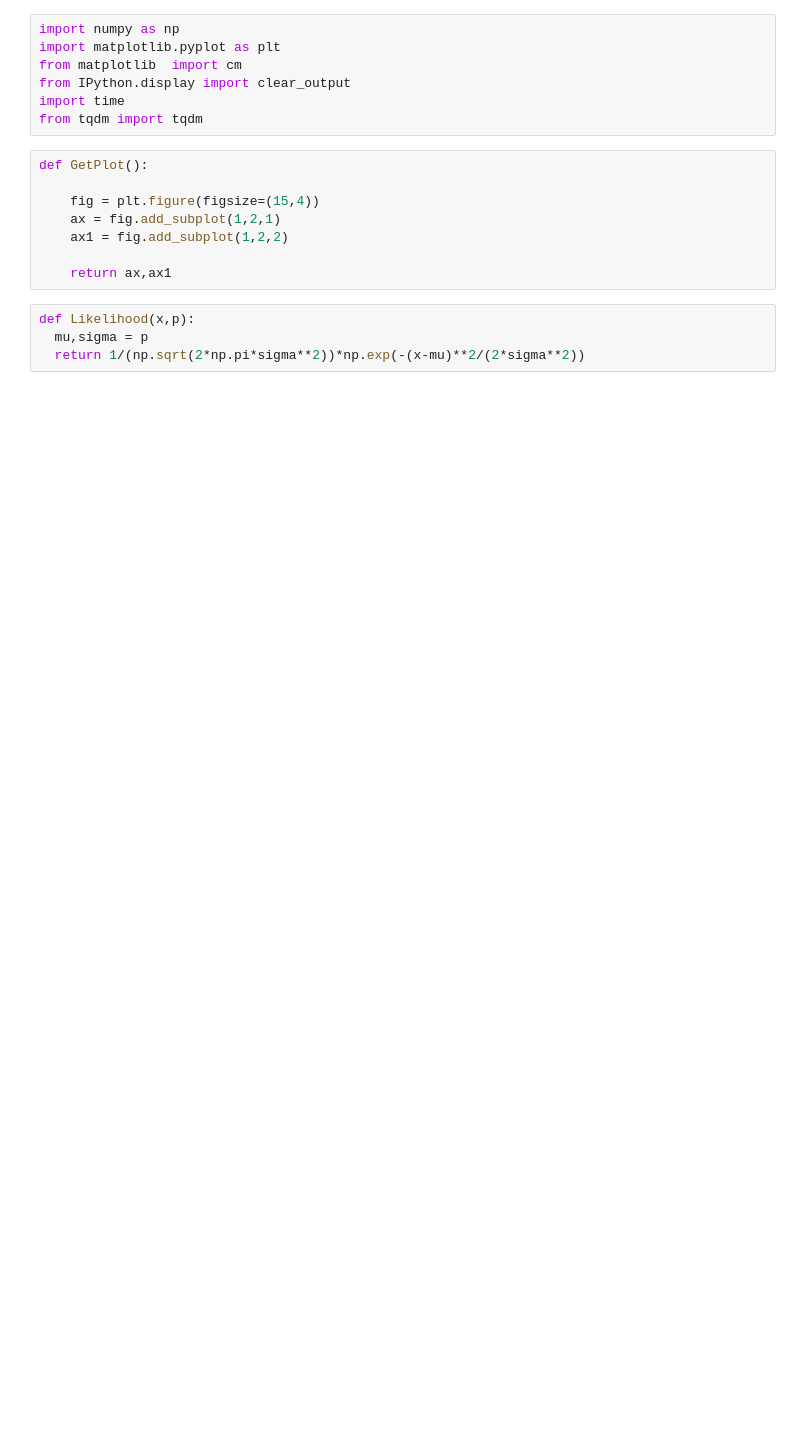
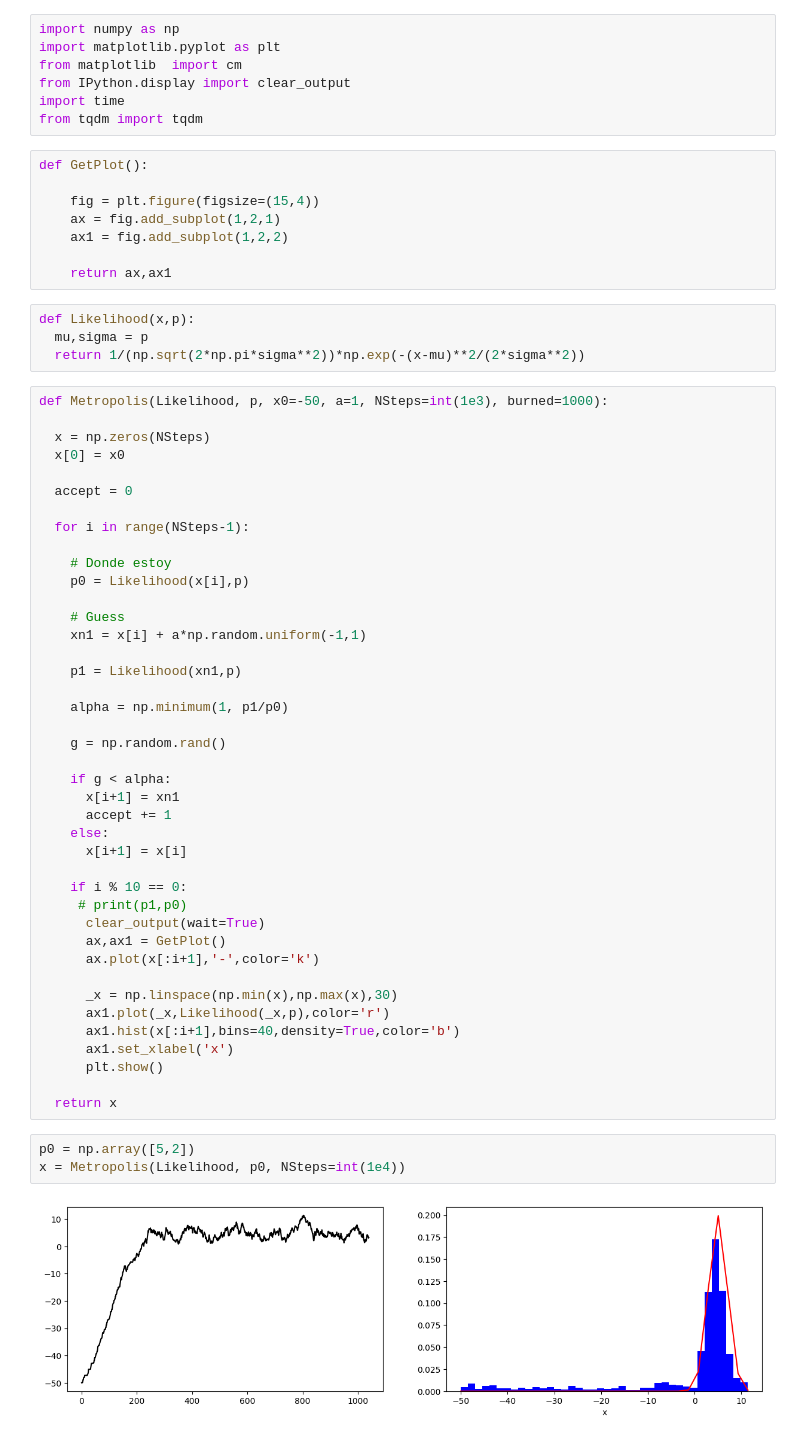
Before and after one commit to asegura4488/MetodosComputacionalesI, a Jupyter notebook: Semana14/AlgoritmoMetropolis.ipynb, the cells around one changed output. Saved outputs shown, nothing was run; the diff lists cells and outputs as text; blank space fills up the shorter version.

```diff
--- a/Semana14/AlgoritmoMetropolis.ipynb
+++ b/Semana14/AlgoritmoMetropolis.ipynb
@@ -19,3 +19,49 @@ def GetPlot():
 def Likelihood(x,p):
   mu,sigma = p
   return 1/(np.sqrt(2*np.pi*sigma**2))*np.exp(-(x-mu)**2/(2*sigma**2))
+# %%
+def Metropolis(Likelihood, p, x0=-50, a=1, NSteps=int(1e3), burned=1000):
+
+  x = np.zeros(NSteps)
+  x[0] = x0
+
+  accept = 0
+
+  for i in range(NSteps-1):
+
+    # Donde estoy
+    p0 = Likelihood(x[i],p)
+
+    # Guess
+    xn1 = x[i] + a*np.random.uniform(-1,1)
+
+    p1 = Likelihood(xn1,p)
+
+    alpha = np.minimum(1, p1/p0)
+
+    g = np.random.rand()
+
+    if g < alpha:
+      x[i+1] = xn1
+      accept += 1
+    else:
+      x[i+1] = x[i]
+
+    if i % 10 == 0:
+     # print(p1,p0)
+      clear_output(wait=True)
+      ax,ax1 = GetPlot()
+      ax.plot(x[:i+1],'-',color='k')
+
+      _x = np.linspace(np.min(x),np.max(x),30)
+      ax1.plot(_x,Likelihood(_x,p),color='r')
+      ax1.hist(x[:i+1],bins=40,density=True,color='b')
+      ax1.set_xlabel('x')
+      plt.show()
+
+  return x
+# %%
+p0 = np.array([5,2])
+x = Metropolis(Likelihood, p0, NSteps=int(1e4))
+# %% [output]
+[figure, added]
```
Also changed, not shown: parts of 1 cell of this notebook.
